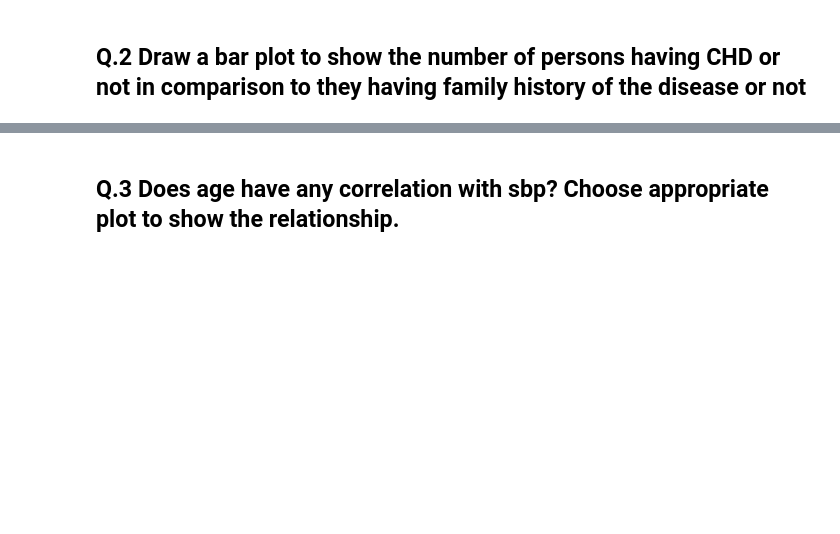
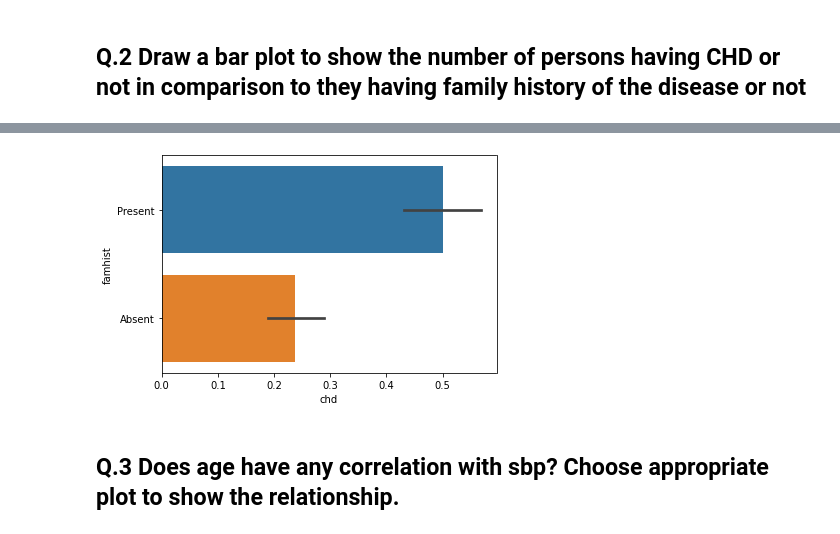
Before and after one commit to ShrayankM/M.Tech.-SemII-Programs, a Jupyter notebook: Data Analytics/A1.ipynb, the cells around one changed output, grey strips where cells are left out. Drawn from its saved outputs; the diff is of its cells as text; code cells hidden in the pictures; blank space fills up the shorter version.

```diff
--- a/Data Analytics/A1.ipynb
+++ b/Data Analytics/A1.ipynb
@@ -58,3 +70,7 @@ memory usage: 36.2+ KB
+# %%
+sns.barplot(x = 'chd', y = 'famhist', data = heartdf);
+# %% [output]
+[figure, added]
 # %% [markdown]
 ## Q.3 Does age have any correlation with sbp? Choose appropriate plot to show the relationship.
 # %%
```
Also changed, not shown: parts of 1 cell of this notebook.
